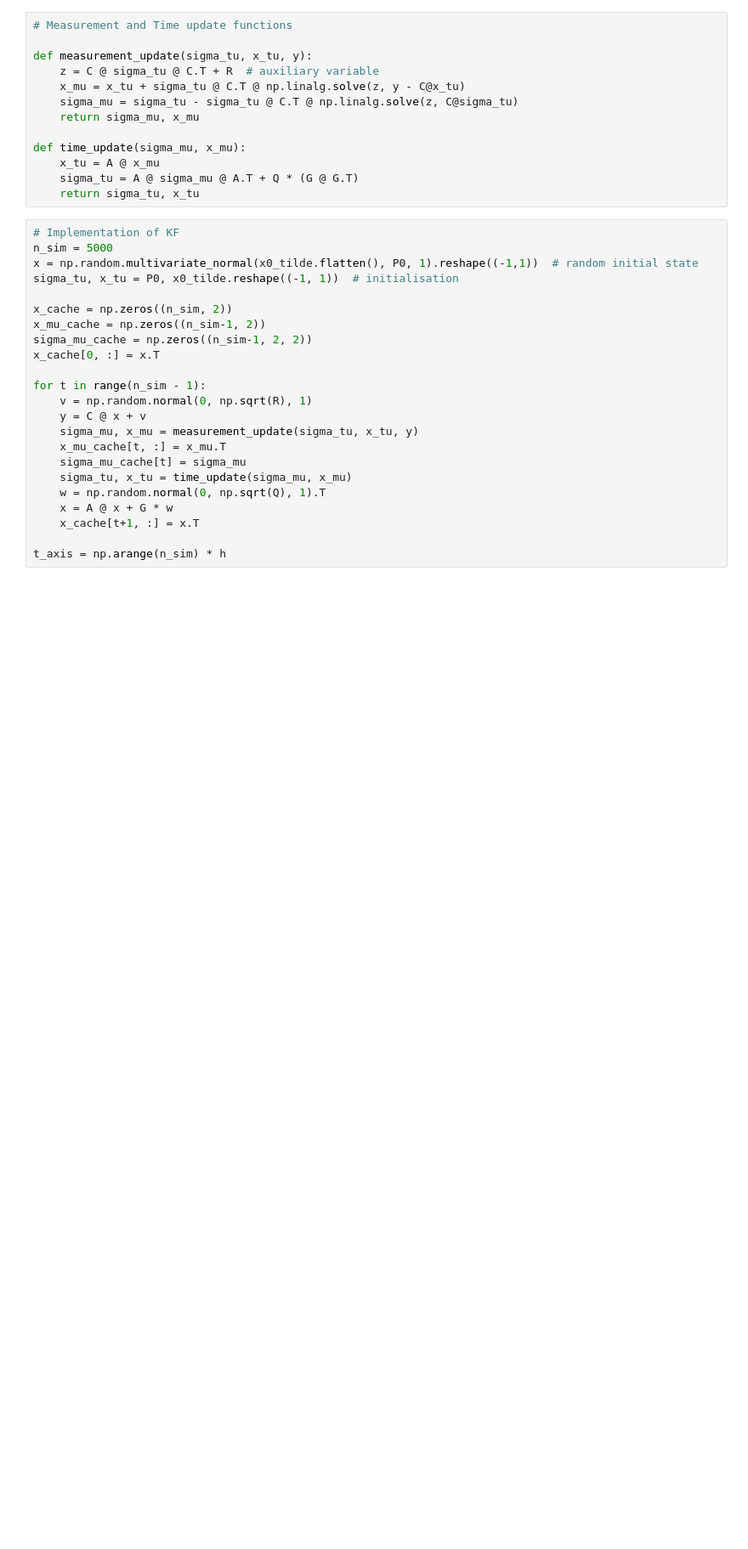
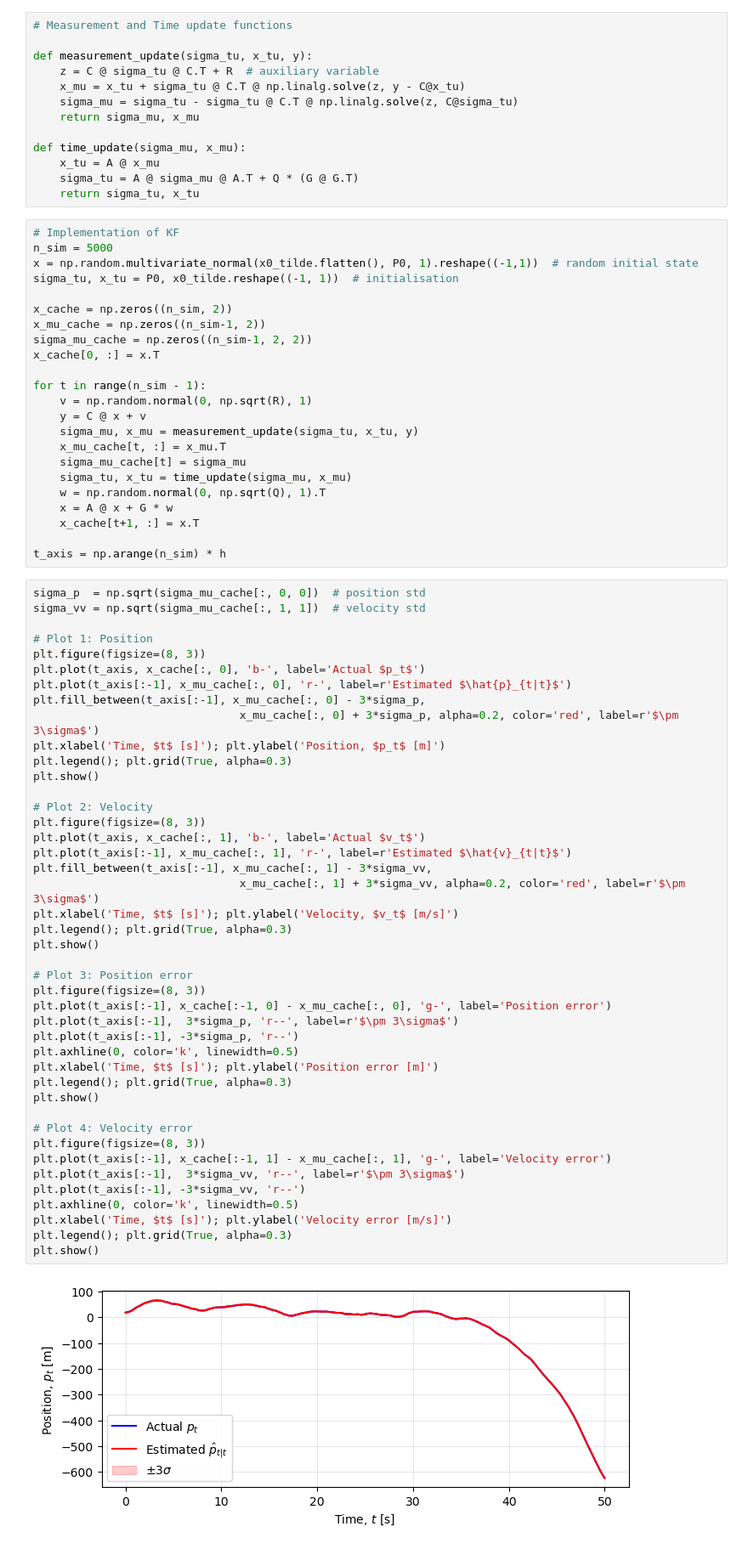
Before and after one commit to YHKim0121/ELE8101-Control-Coursework-Team-Beta, a Jupyter notebook: Control_CW_STEP1_YONGHYEON.ipynb, the cells around one changed output. Shown at 85% size. Drawn from its saved outputs; the diff is of its cells as text; blank space fills up the shorter version.

Commit message:
Update Control_CW_STEP1_YONGHYEON.ipynb
Update-Plot

```diff
--- a/Control_CW_STEP1_YONGHYEON.ipynb
+++ b/Control_CW_STEP1_YONGHYEON.ipynb
@@ -52,3 +52,48 @@ for t in range(n_sim - 1):
     x_cache[t+1, :] = x.T
 
 t_axis = np.arange(n_sim) * h
+# %%
+sigma_p  = np.sqrt(sigma_mu_cache[:, 0, 0])  # position std
+sigma_vv = np.sqrt(sigma_mu_cache[:, 1, 1])  # velocity std
+
+# Plot 1: Position
+plt.figure(figsize=(8, 3))
+plt.plot(t_axis, x_cache[:, 0], 'b-', label='Actual $p_t$')
+plt.plot(t_axis[:-1], x_mu_cache[:, 0], 'r-', label=r'Estimated $\hat{p}_{t|t}$')
+plt.fill_between(t_axis[:-1], x_mu_cache[:, 0] - 3*sigma_p,
+                               x_mu_cache[:, 0] + 3*sigma_p, alpha=0.2, color='red', label=r'$\pm 3\sigma$')
+plt.xlabel('Time, $t$ [s]'); plt.ylabel('Position, $p_t$ [m]')
+plt.legend(); plt.grid(True, alpha=0.3)
+plt.show()
+
+# Plot 2: Velocity
+plt.figure(figsize=(8, 3))
+plt.plot(t_axis, x_cache[:, 1], 'b-', label='Actual $v_t$')
+plt.plot(t_axis[:-1], x_mu_cache[:, 1], 'r-', label=r'Estimated $\hat{v}_{t|t}$')
+plt.fill_between(t_axis[:-1], x_mu_cache[:, 1] - 3*sigma_vv,
+                               x_mu_cache[:, 1] + 3*sigma_vv, alpha=0.2, color='red', label=r'$\pm 3\sigma$')
+plt.xlabel('Time, $t$ [s]'); plt.ylabel('Velocity, $v_t$ [m/s]')
+plt.legend(); plt.grid(True, alpha=0.3)
+plt.show()
+
+# Plot 3: Position error
+plt.figure(figsize=(8, 3))
+plt.plot(t_axis[:-1], x_cache[:-1, 0] - x_mu_cache[:, 0], 'g-', label='Position error')
+plt.plot(t_axis[:-1],  3*sigma_p, 'r--', label=r'$\pm 3\sigma$')
+plt.plot(t_axis[:-1], -3*sigma_p, 'r--')
+plt.axhline(0, color='k', linewidth=0.5)
+plt.xlabel('Time, $t$ [s]'); plt.ylabel('Position error [m]')
+plt.legend(); plt.grid(True, alpha=0.3)
+plt.show()
+
+# Plot 4: Velocity error
+plt.figure(figsize=(8, 3))
+plt.plot(t_axis[:-1], x_cache[:-1, 1] - x_mu_cache[:, 1], 'g-', label='Velocity error')
+plt.plot(t_axis[:-1],  3*sigma_vv, 'r--', label=r'$\pm 3\sigma$')
+plt.plot(t_axis[:-1], -3*sigma_vv, 'r--')
+plt.axhline(0, color='k', linewidth=0.5)
+plt.xlabel('Time, $t$ [s]'); plt.ylabel('Velocity error [m/s]')
+plt.legend(); plt.grid(True, alpha=0.3)
+plt.show()
+# %% [output]
+[figure, added]
```
Also changed, not shown: parts of 1 cell of this notebook.
